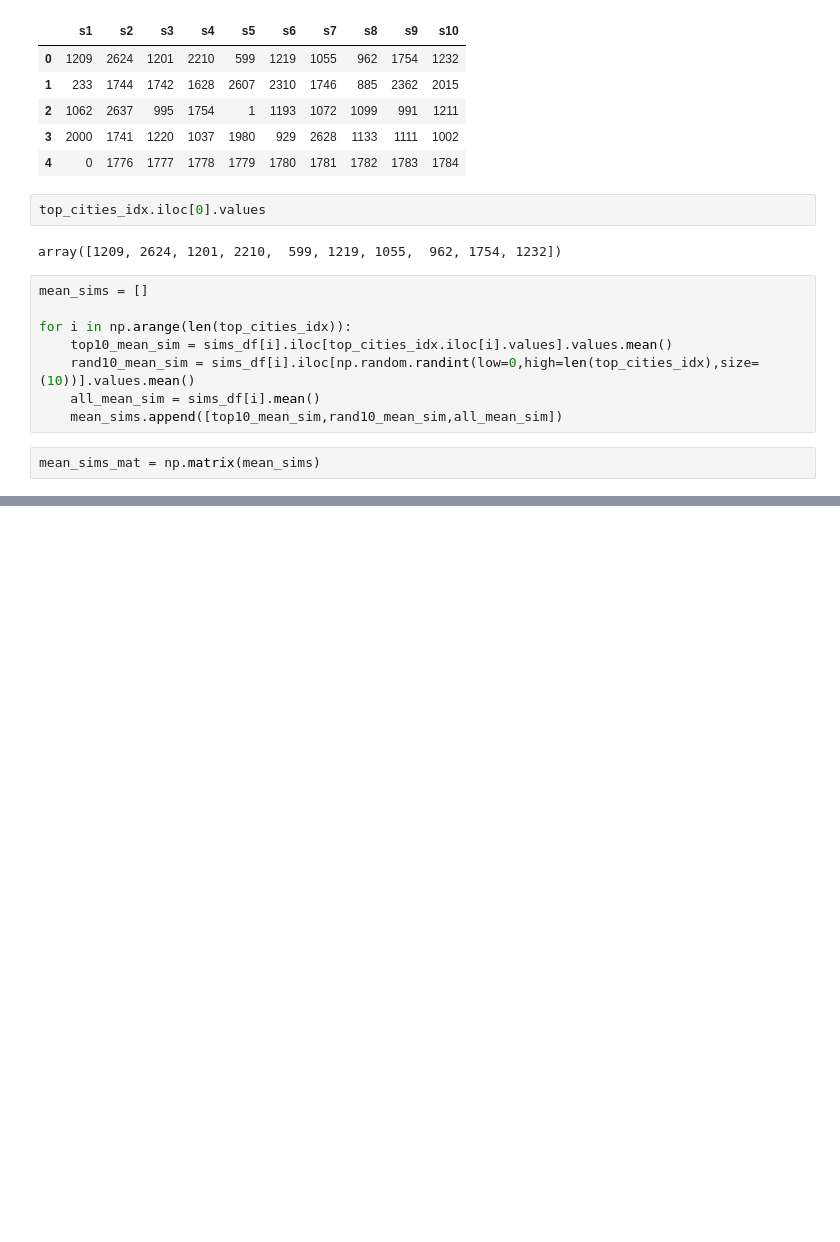
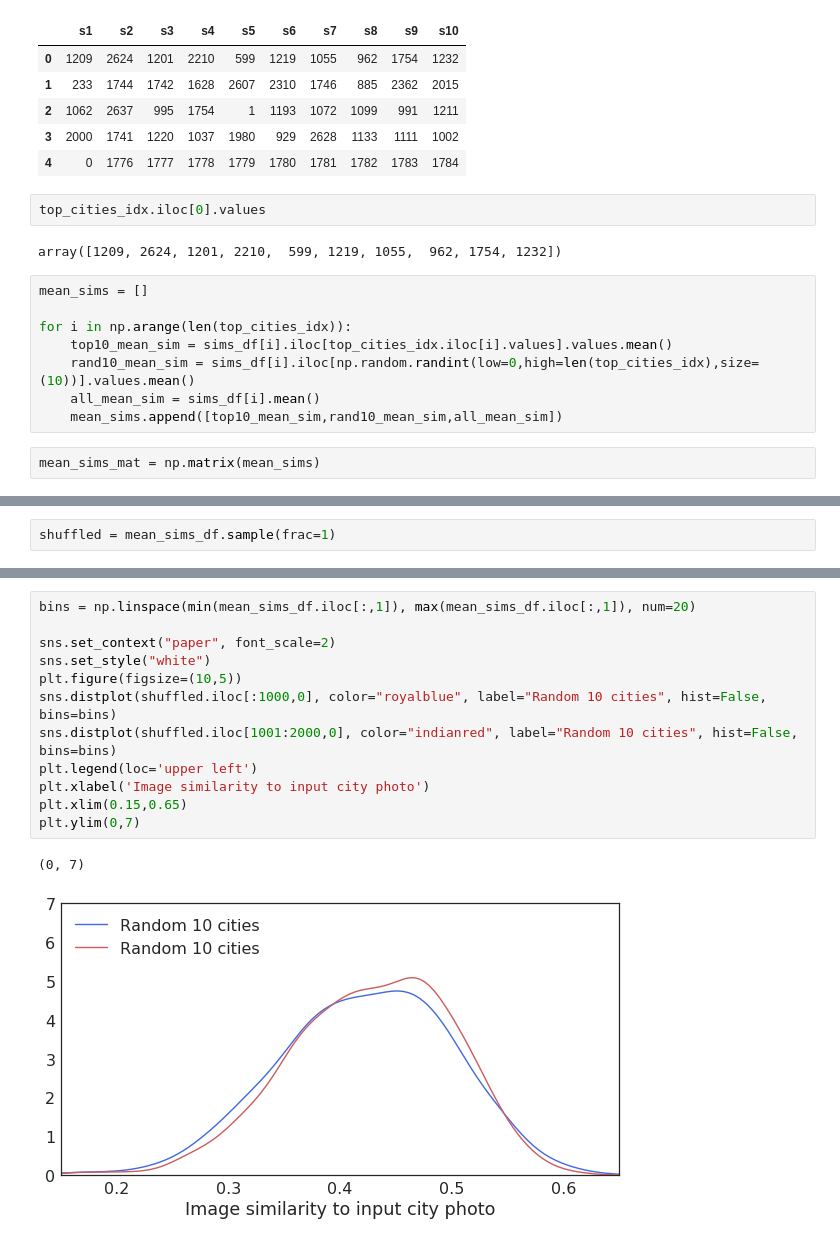
Before and after one commit to sq2141/city-discovery, a Jupyter notebook: cnn_VGG16.ipynb, the cells around one changed output, grey strips where cells are left out. Drawn from its saved outputs; the diff is of its cells as text; blank space fills up the shorter version.

```diff
--- a/cnn_VGG16.ipynb
+++ b/cnn_VGG16.ipynb
@@ -250,0 +298,2 @@ scipy.stats.mannwhitneyu(mean_sims_df.iloc[:,0],mean_sims_df.iloc[:,1])
+# %%
+shuffled = mean_sims_df.sample(frac=1)
@@ -250,0 +304,15 @@ scipy.stats.mannwhitneyu(mean_sims_df.iloc[:,0],mean_sims_df.iloc[:,1])
+# %%
+bins = np.linspace(min(mean_sims_df.iloc[:,1]), max(mean_sims_df.iloc[:,1]), num=20)
+
+sns.set_context("paper", font_scale=2)
+sns.set_style("white")
+plt.figure(figsize=(10,5))
+sns.distplot(shuffled.iloc[:1000,0], color="royalblue", label="Random 10 cities", hist=False, bins=bins)
+sns.distplot(shuffled.iloc[1001:2000,0], color="indianred", label="Random 10 cities", hist=False, bins=bins)
+plt.legend(loc='upper left')
+plt.xlabel('Image similarity to input city photo')
+plt.xlim(0.15,0.65)
+plt.ylim(0,7)
+# %% [output]
+(0, 7)
+[figure, added]
```
Also changed, not shown: parts of 14 cells of this notebook, 5 other files.
